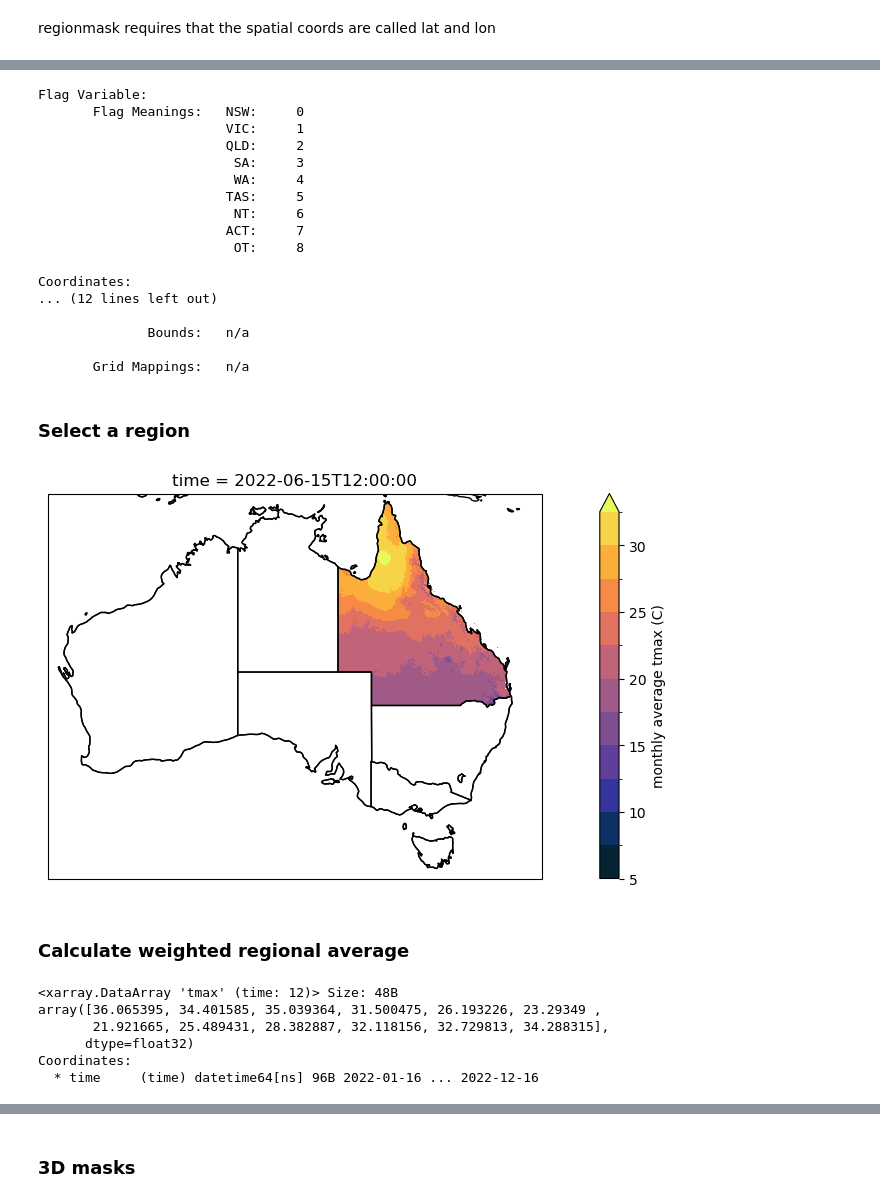
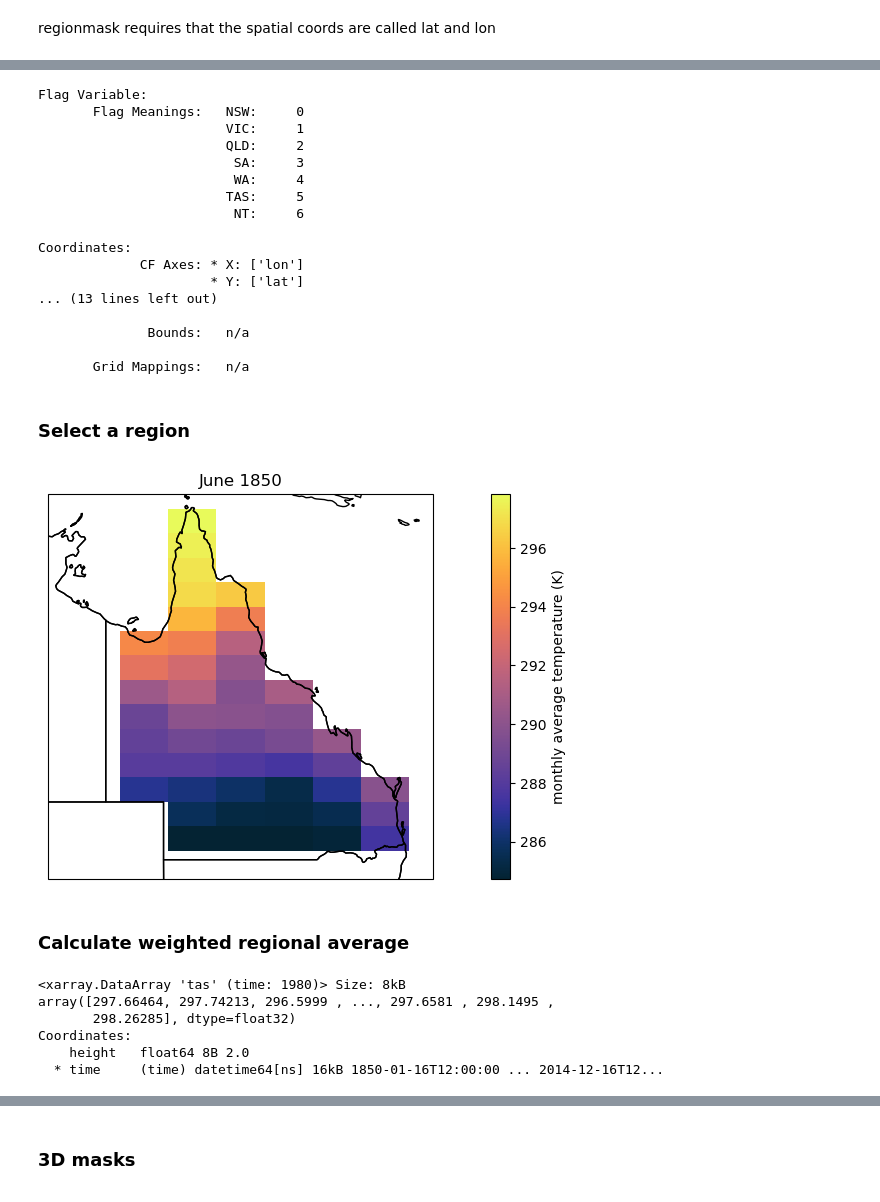
Before and after one commit to aus-ref-clim-data-nci/shapefiles, a Jupyter notebook: python_tutorial.ipynb, the cells around one changed output, grey strips where cells are left out. Saved outputs shown, nothing was run; the diff lists cells and outputs as text; code cells hidden in the pictures.

```diff
--- a/python_tutorial.ipynb
+++ b/python_tutorial.ipynb
@@ -10,4 +11,4 @@ import matplotlib.pyplot as plt
 import cmocean
 import numpy as np
 # %%
-ds = xr.open_dataset('/g/data/zv2/agcd/v1-0-1/tmax/mean/r005/01month/agcd_v1-0-1_tmax_mean_r005_monthly_2022.nc')
+ds = xr.open_dataset('/g/data/oi10/replicas/CMIP6/CMIP/IPSL/IPSL-CM6A-LR/historical/r1i1p1f1/Amon/tas/gr/v20180803/tas_Amon_IPSL-CM6A-LR_historical_r1i1p1f1_gr_185001-201412.nc')
@@ -114,11 +116,11 @@ Flag Variable:
                          WA:     4
                         TAS:     5
                          NT:     6
-                        ACT:     7
-                         OT:     8
 
 Coordinates:
-... (12 lines left out)
+             CF Axes: * X: ['lon']
+                      * Y: ['lat']
+... (13 lines left out)
 
               Bounds:   n/a
 
@@ -130,9 +132,22 @@ Coordinates:
 # %%
 ds_qld = ds.where(mask2d.cf == 'QLD')
 # %%
-plot_data(ds_qld)
+fig = plt.figure(figsize=[15, 5])
+ax = fig.add_subplot(111, projection=ccrs.PlateCarree())
+ds_qld['tas'].isel(time=5).plot(
+    ax=ax,
+    transform=ccrs.PlateCarree(),
+    cmap=cmocean.cm.thermal,
+#    levels=np.arange(5, 35, 2.5),
+    cbar_kwargs={'label': f'monthly average temperature (K)'},
+)
+ax.set_extent([135, 155, -10, -30], crs=ccrs.PlateCarree())
+ax.set_title('June 1850')
+ax.coastlines()
+ax.add_feature(cartopy.feature.STATES)
+plt.show()
 # %% [output]
-[figure, old version]
+[figure, new version]
 # %% [markdown]
 ### Calculate weighted regional average
 # %%
@@ -141,9 +156,9 @@ mean_tmax_qld = ds_qld['tmax'].weighted(weights).mean(dim=("lat", "lon"))
 # %%
-mean_tmax_qld
+tas_qld
 # %% [output]
-<xarray.DataArray 'tmax' (time: 12)> Size: 48B
-array([36.065395, 34.401585, 35.039364, 31.500475, 26.193226, 23.29349 ,
-       21.921665, 25.489431, 28.382887, 32.118156, 32.729813, 34.288315],
-      dtype=float32)
+<xarray.DataArray 'tas' (time: 1980)> Size: 8kB
+array([297.66464, 297.74213, 296.5999 , ..., 297.6581 , 298.1495 ,
+       298.26285], dtype=float32)
 Coordinates:
-  * time     (time) datetime64[ns] 96B 2022-01-16 ... 2022-12-16
+    height   float64 8B 2.0
+  * time     (time) datetime64[ns] 16kB 1850-01-16T12:00:00 ... 2014-12-16T12...
```
Also changed, not shown: parts of 25 cells of this notebook.
